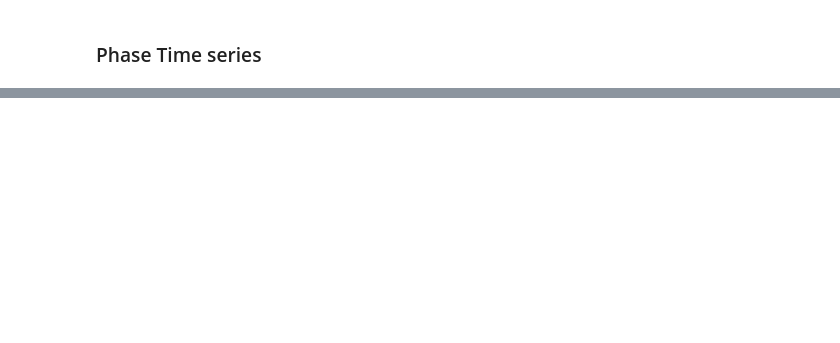
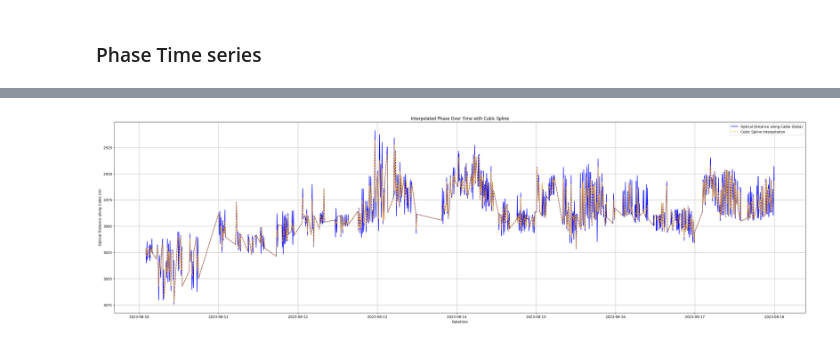
Before and after one commit to Benz-Poobua/Internal-tsunami-revealed-by-DAS, a Jupyter notebook: src/phase_time_series.ipynb, the cells around one changed output, grey strips where cells are left out. Drawn from its saved outputs; the diff is of its cells as text; code cells hidden in the pictures; blank space fills up the shorter version.

```diff
--- a/src/phase_time_series.ipynb
+++ b/src/phase_time_series.ipynb
@@ -127,0 +68,26 @@ plt.ylim(1/3600/3*2,0.5)
+# %%
+# Convert datetime index to numerical format for cubic spline
+time_numeric = mdates.date2num(prep_smooth.index)  # Convert datetime index to float
+optical_distance = prep_smooth['optical distance along cable (m)']
+
+# Create the cubic spline interpolation
+cubic_spline = CubicSpline(time_numeric, optical_distance)
+
+# Generate a dense range of times for smooth plotting
+time_dense = np.linspace(time_numeric.min(), time_numeric.max(), 1000)
+optical_distance_spline = cubic_spline(time_dense)
+
+# Plot original data and the cubic spline interpolation
+plt.figure(figsize=(36, 10))
+plt.plot(prep_smooth.index, optical_distance, label='Optical Distance along Cable (Data)', color='blue')
+plt.plot(mdates.num2date(time_dense), optical_distance_spline, label='Cubic Spline Interpolation', color='orange', linestyle='--')
+
+plt.xlabel('Datetime')
+plt.ylabel('Optical Distance along Cable (m)')
+plt.gca().invert_yaxis()
+plt.title('Interpolated Phase Over Time with Cubic Spline')
+plt.legend()
+plt.grid()
+plt.show()
+# %% [output]
+[figure, added]
```
Also changed, not shown: parts of 34 cells of this notebook.
